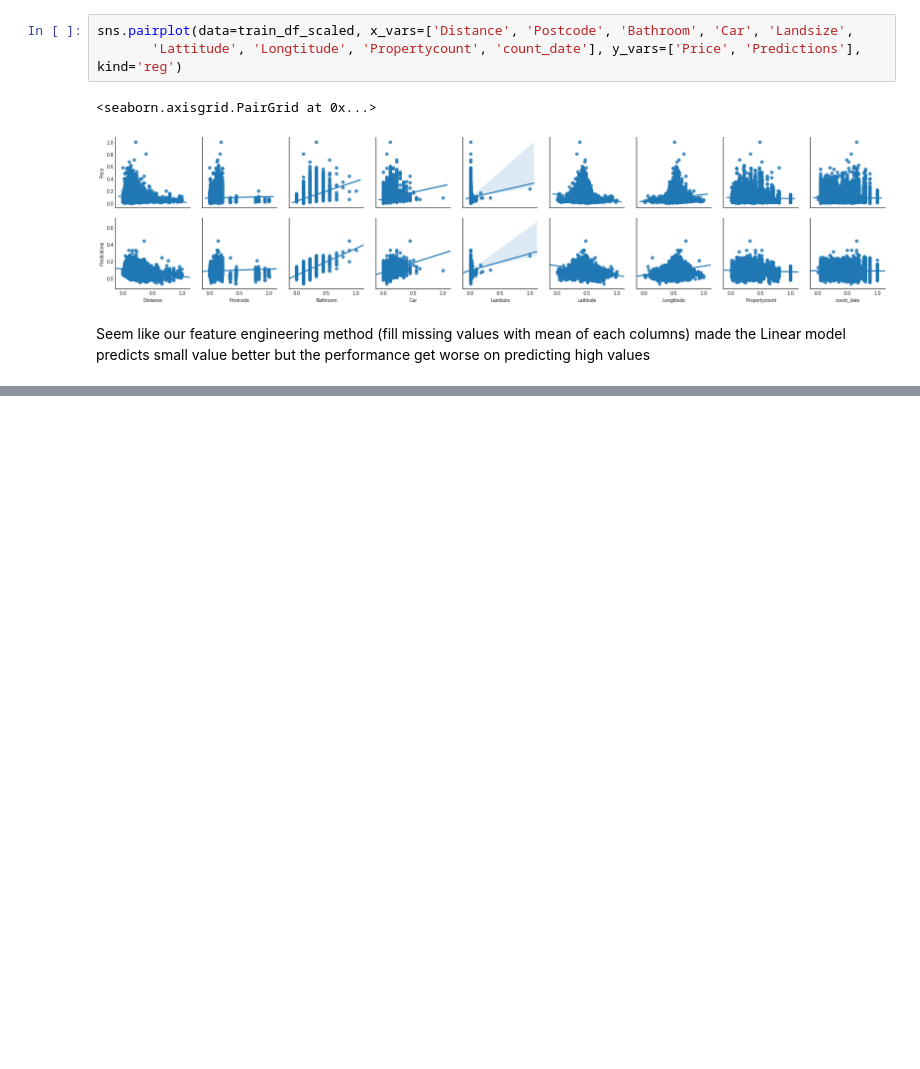
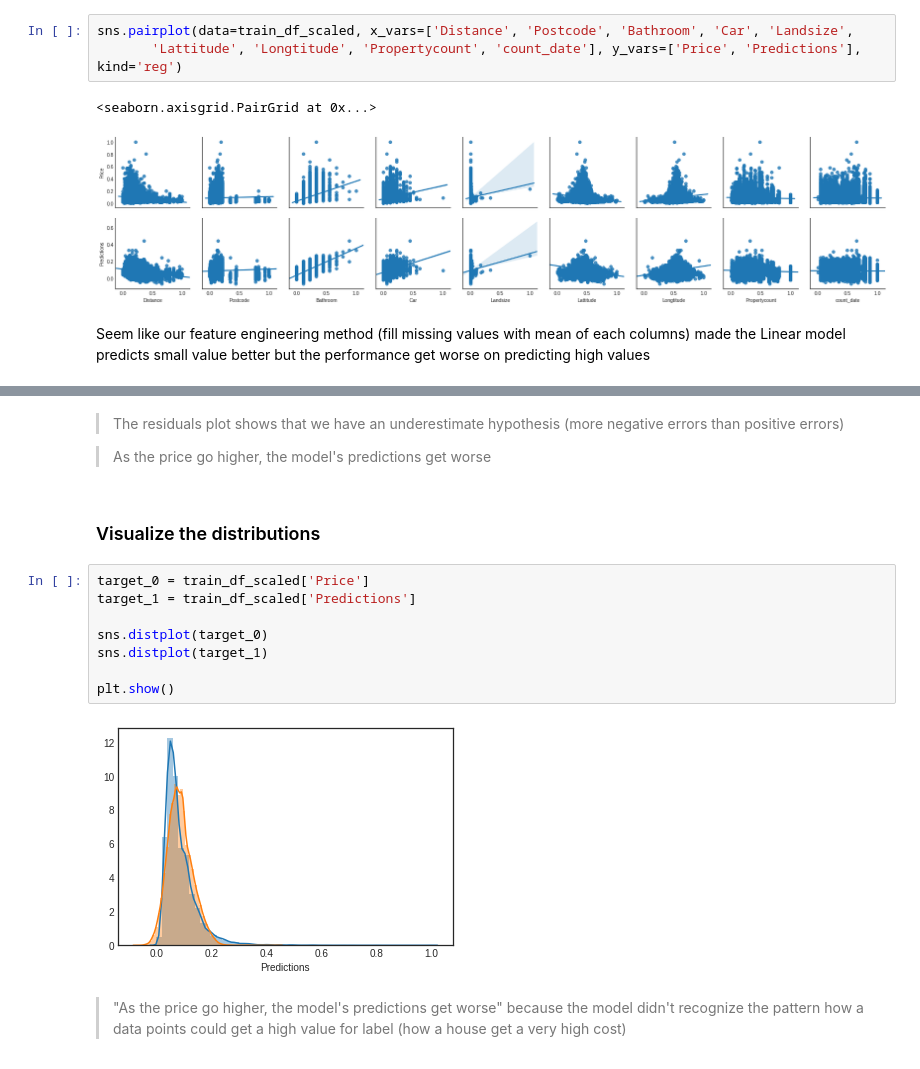
Before and after one commit to vantuan5644/MachineLearningCourse, a Jupyter notebook: Melbourne Housing Prediction.ipynb, the cells around one changed output, grey strips where cells are left out. Saved outputs shown, nothing was run; the diff lists cells and outputs as text; blank space fills up the shorter version.

```diff
--- a/Melbourne Housing Prediction.ipynb
+++ b/Melbourne Housing Prediction.ipynb
@@ -994,0 +991,18 @@ Seem like our feature engineering method (fill missing values with mean of each
+# %% [markdown]
+> The residuals plot shows that we have an underestimate hypothesis (more negative errors than positive errors)
+
+> As the price go higher, the model's predictions get worse
+# %% [markdown]
+### Visualize the distributions
+# %%
+target_0 = train_df_scaled['Price']
+target_1 = train_df_scaled['Predictions']
+
+sns.distplot(target_0)
+sns.distplot(target_1)
+
+plt.show()
+# %% [output]
+[figure, added]
+# %% [markdown]
+> "As the price go higher, the model's predictions get worse" because the model didn't recognize the pattern how a data points could get a high value for label (how a house get a very high cost)
```
Also changed, not shown: parts of 5 cells of this notebook.
